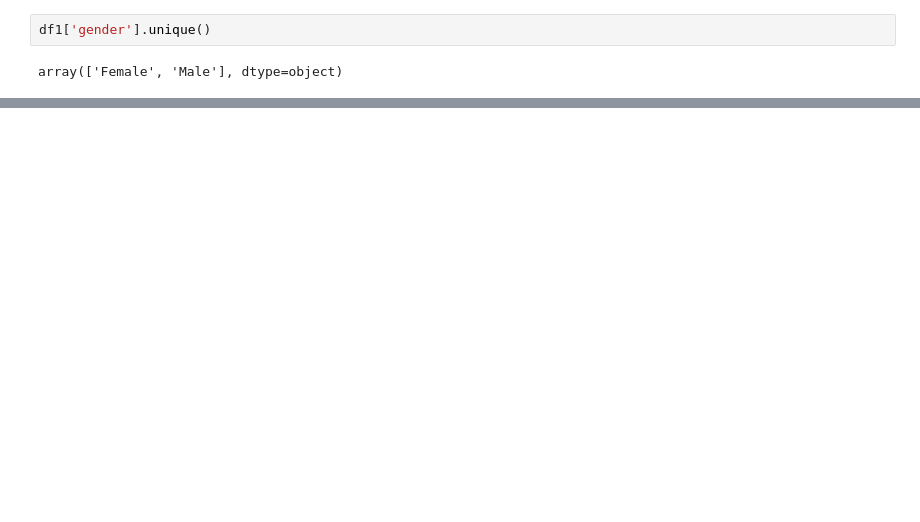
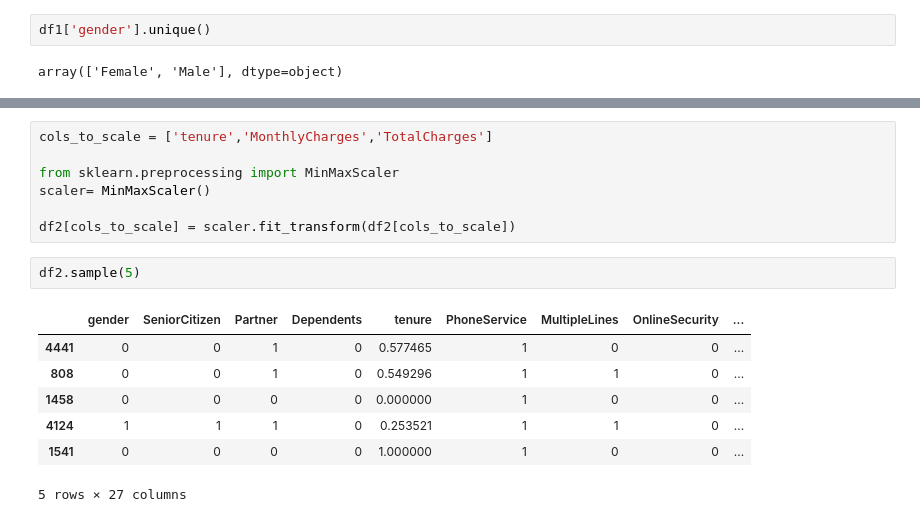
Before and after one commit to tinusha-priyamanka-99/Customer_churn_predictor, a Jupyter notebook: project.ipynb, the cells around one changed output, grey strips where cells are left out. Cells and saved outputs as stored; diff of their text form; blank space fills up the shorter version.

```diff
--- a/project.ipynb
+++ b/project.ipynb
@@ -219,0 +307,17 @@ array(['Female', 'Male'], dtype=object)
+# %%
+cols_to_scale = ['tenure','MonthlyCharges','TotalCharges']
+
+from sklearn.preprocessing import MinMaxScaler
+scaler= MinMaxScaler()
+
+df2[cols_to_scale] = scaler.fit_transform(df2[cols_to_scale])
+# %%
+df2.sample(5)
+# %% [output]
+|  | gender | SeniorCitizen | Partner | Dependents | tenure | PhoneService | MultipleLines | OnlineSecurity | ... |
+| 4441 | 0 | 0 | 1 | 0 | 0.577465 | 1 | 0 | 0 | ... |
+| 808 | 0 | 0 | 1 | 0 | 0.549296 | 1 | 1 | 0 | ... |
+| 1458 | 0 | 0 | 0 | 0 | 0.000000 | 1 | 0 | 0 | ... |
+| 4124 | 1 | 1 | 1 | 0 | 0.253521 | 1 | 1 | 0 | ... |
+| 1541 | 0 | 0 | 0 | 0 | 1.000000 | 1 | 0 | 0 | ... |
+5 rows × 27 columns
```
Also changed, not shown: parts of 22 cells of this notebook.
